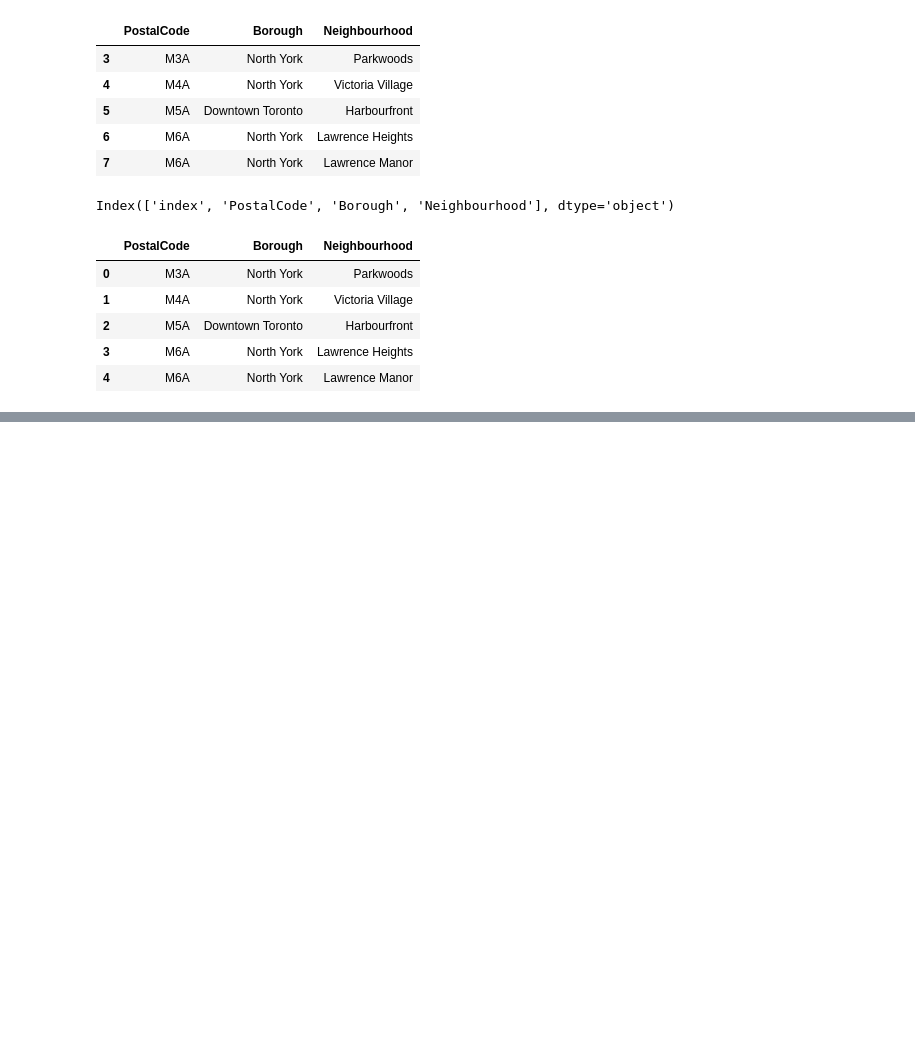
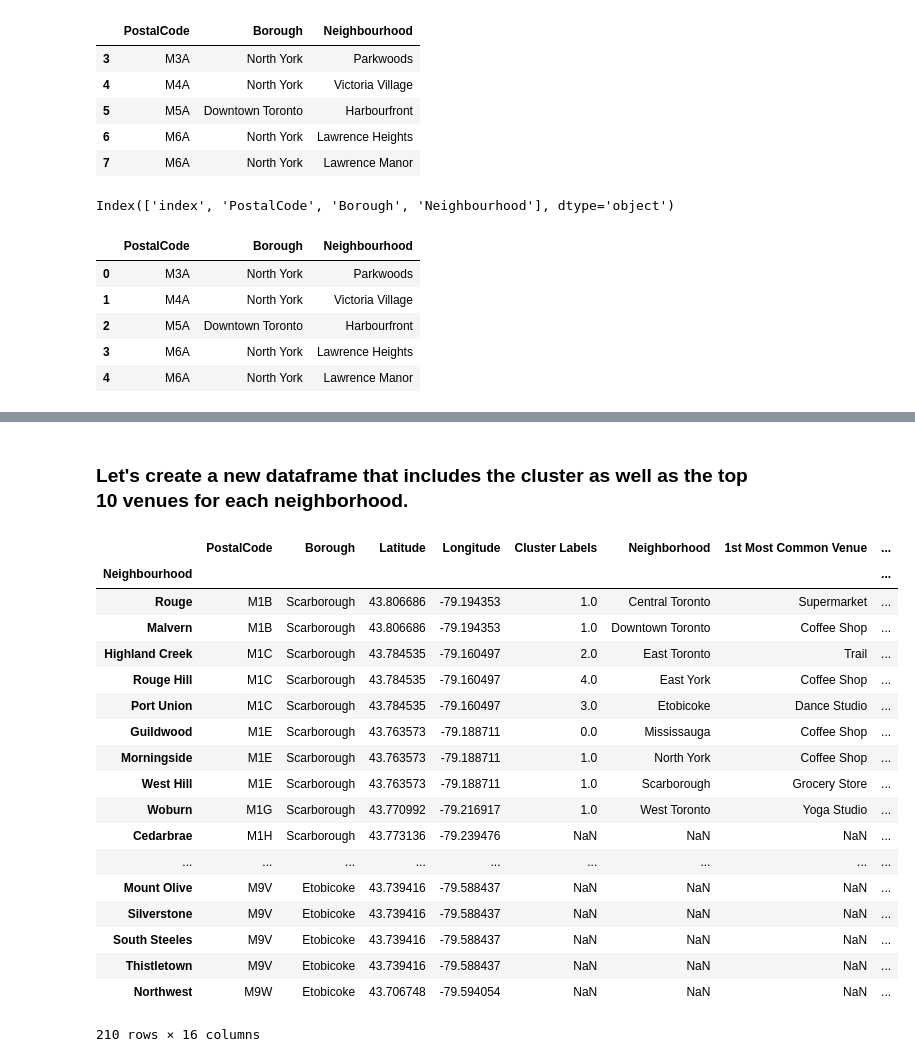
Before and after one commit to voltagebots/Coursera, a Jupyter notebook: Capsone Project.ipynb, the cells around one changed output, grey strips where cells are left out. Cells and saved outputs as stored; diff of their text form; code cells hidden in the pictures; blank space fills up the shorter version.

Commit message:
ClusteringSeg

```diff
--- a/Capsone Project.ipynb
+++ b/Capsone Project.ipynb
@@ -108,0 +270,5 @@ df1.head()
+# %%
+Toronto_venues = getNearbyVenues(names= data['Borough'],
+                                   latitudes=data['Latitude'],
+                                   longitudes=data['Longitude']
+                                  )
@@ -108,0 +354,3 @@ df1.head()
+# %%
+Toronto_grouped = Toronto_onehot.groupby('Neighborhood').mean().reset_index()
+Toronto_grouped
@@ -108,0 +409,6 @@ df1.head()
+# %%
+def return_most_common_venues(row, num_top_venues):
+    row_categories = row.iloc[1:]
+    row_categories_sorted = row_categories.sort_values(ascending=False)
+
+    return row_categories_sorted.index.values[0:num_top_venues]
@@ -108,0 +417,21 @@ df1.head()
+# %%
+num_top_venues = 10
+
+indicators = ['st', 'nd', 'rd']
+
+# create columns according to number of top venues
+columns = ['Neighborhood']
+for ind in np.arange(num_top_venues):
+    try:
+        columns.append('{}{} Most Common Venue'.format(ind+1, indicators[ind]))
+    except:
+        columns.append('{}th Most Common Venue'.format(ind+1))
+
+# create a new dataframe
+neighborhoods_venues_sorted = pd.DataFrame(columns=columns)
+neighborhoods_venues_sorted['Neighborhood'] = Toronto_grouped['Neighborhood']
+
+for ind in np.arange(Toronto_grouped.shape[0]):
+    neighborhoods_venues_sorted.iloc[ind, 1:] = return_most_common_venues(Toronto_grouped.iloc[ind, :], num_top_venues)
+
+neighborhoods_venues_sorted.head()
@@ -108,0 +473,31 @@ df1.head()
+# %% [markdown]
+### Let's create a new dataframe that includes the cluster as well as the top 10 venues for each neighborhood.
+# %%
+
+
+Toronto_merged = data
+
+# merge toronto_grouped with toronto_data to add latitude/longitude for each neighborhood
+Toronto_merged = Toronto_merged.join(neighborhoods_venues_sorted)
+
+Toronto_merged.set_index("Neighbourhood") # check the last columns!
+# %% [output]
+|  | PostalCode | Borough | Latitude | Longitude | Cluster Labels | Neighborhood | 1st Most Common Venue | ... |
+| Neighbourhood |  |  |  |  |  |  |  | ... |
+| Rouge | M1B | Scarborough | 43.806686 | -79.194353 | 1.0 | Central Toronto | Supermarket | ... |
+| Malvern | M1B | Scarborough | 43.806686 | -79.194353 | 1.0 | Downtown Toronto | Coffee Shop | ... |
+| Highland Creek | M1C | Scarborough | 43.784535 | -79.160497 | 2.0 | East Toronto | Trail | ... |
+| Rouge Hill | M1C | Scarborough | 43.784535 | -79.160497 | 4.0 | East York | Coffee Shop | ... |
+| Port Union | M1C | Scarborough | 43.784535 | -79.160497 | 3.0 | Etobicoke | Dance Studio | ... |
+| Guildwood | M1E | Scarborough | 43.763573 | -79.188711 | 0.0 | Mississauga | Coffee Shop | ... |
+| Morningside | M1E | Scarborough | 43.763573 | -79.188711 | 1.0 | North York | Coffee Shop | ... |
+| West Hill | M1E | Scarborough | 43.763573 | -79.188711 | 1.0 | Scarborough | Grocery Store | ... |
+| Woburn | M1G | Scarborough | 43.770992 | -79.216917 | 1.0 | West Toronto | Yoga Studio | ... |
+| Cedarbrae | M1H | Scarborough | 43.773136 | -79.239476 | NaN | NaN | NaN | ... |
+| ... | ... | ... | ... | ... | ... | ... | ... | ... |
+| Mount Olive | M9V | Etobicoke | 43.739416 | -79.588437 | NaN | NaN | NaN | ... |
+| Silverstone | M9V | Etobicoke | 43.739416 | -79.588437 | NaN | NaN | NaN | ... |
+| South Steeles | M9V | Etobicoke | 43.739416 | -79.588437 | NaN | NaN | NaN | ... |
+| Thistletown | M9V | Etobicoke | 43.739416 | -79.588437 | NaN | NaN | NaN | ... |
+| Northwest | M9W | Etobicoke | 43.706748 | -79.594054 | NaN | NaN | NaN | ... |
+210 rows × 16 columns
```
Also changed, not shown: parts of 49 cells of this notebook.
